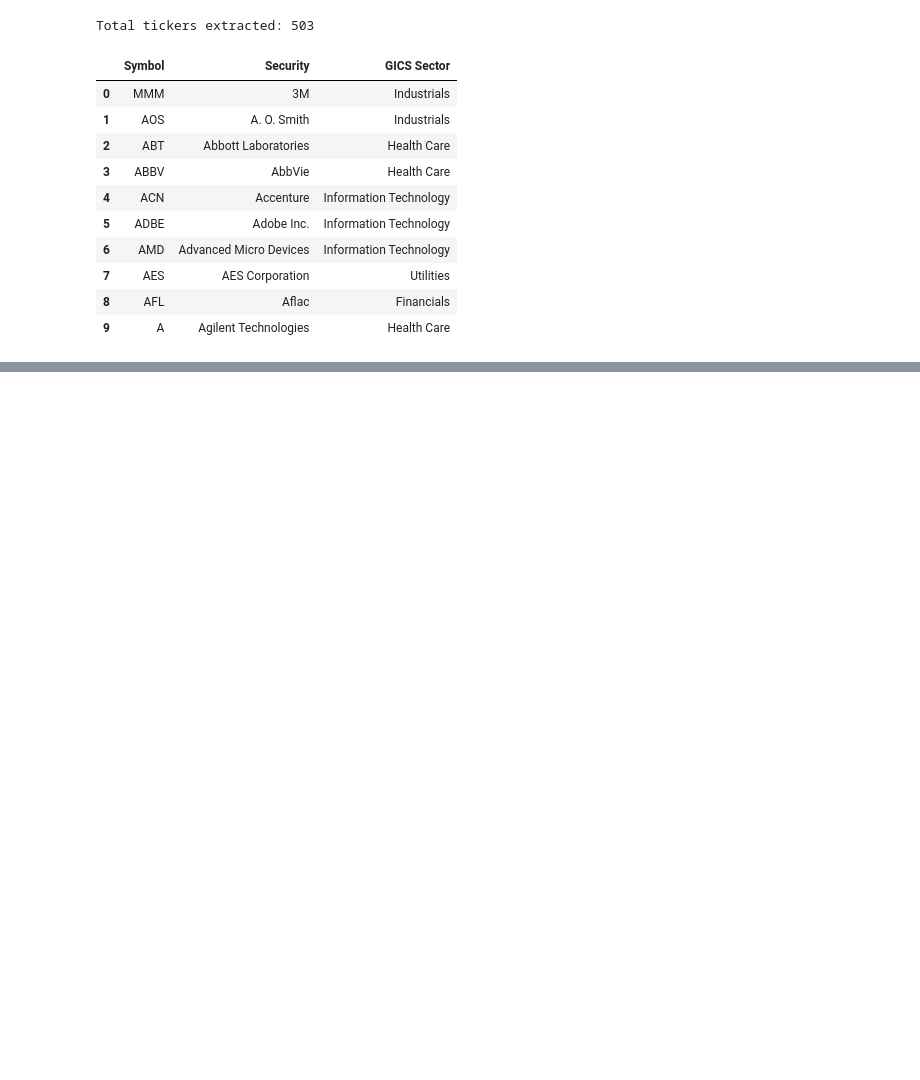
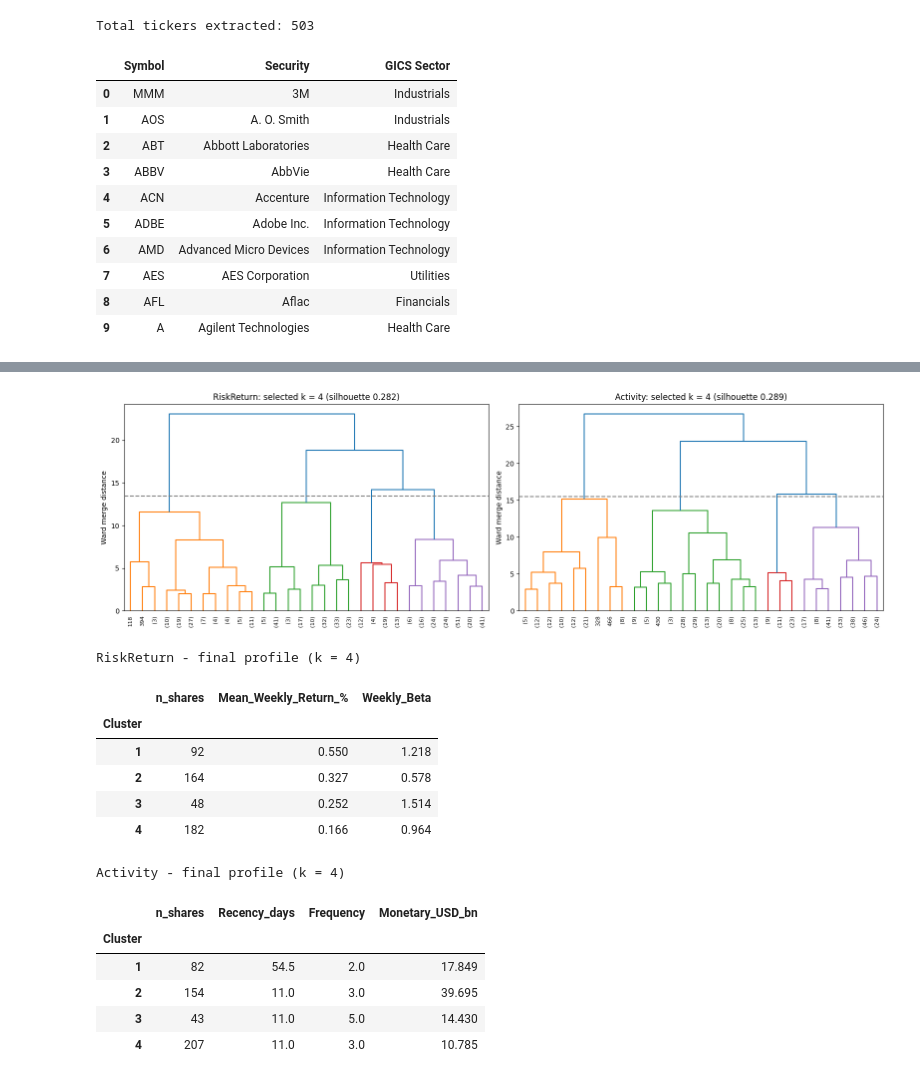
Before and after one commit to EV-2002/-CRM-CM-Coursework, a Jupyter notebook: CRM_Coursework_final.ipynb, the cells around one changed output, grey strips where cells are left out. Drawn from its saved outputs; the diff is of its cells as text; code cells hidden in the pictures; blank space fills up the shorter version.

```diff
--- a/CRM_Coursework_final.ipynb
+++ b/CRM_Coursework_final.ipynb
@@ -152,0 +921,22 @@ files.download('data_snapshot.zip')
+# %%
+# Task 2.2: cluster profiles in ORIGINAL units (medians, robust to skew)
+X_orig = {
+    'RiskReturn': pd.DataFrame({'Mean_Weekly_Return_%': X_rr['Mean_Weekly_Return'] * 100,
+                                'Weekly_Beta': X_rr['Weekly_Beta']}),
+    'Activity':   pd.DataFrame({'Recency_days': X_act['Recency_days'],
+                                'Frequency': X_act['Frequency'],
+                                'Monetary_USD_bn': X_act['Monetary_USD'] / 1e9}),
+}
+
+def ward_profile(name, k):
+    labels = fcluster(link[name], k, criterion='maxclust')
+    p = X_orig[name].groupby(labels).median()
+    p.insert(0, 'n_shares', np.bincount(labels)[1:])
+    p.index.name = 'Cluster'
+    return p.round(3)
+
+CANDIDATES = {'RiskReturn': [3, 4, 5], 'Activity': [3, 4, 5]}   # edit after looking at Cell 15
+for name, ks in CANDIDATES.items():
+    for k in ks:
+        print(f'\n{name} - k = {k}')
+        display(ward_profile(name, k))
@@ -152,0 +986,39 @@ files.download('data_snapshot.zip')
+# %%
+# Task 2.2: final Ward solution - set k AFTER reviewing silhouette, sizes and profiles
+K_WARD = {'RiskReturn': 4, 'Activity': 4}       # <-- change to your selected values
+
+fig, axes = plt.subplots(1, 2, figsize=(16, 5))
+for ax, (name, k) in zip(axes, K_WARD.items()):
+    L = link[name]
+    labels = fcluster(L, k, criterion='maxclust')
+    assignments[f'{name}_Ward'] = labels - 1            # replaces the provisional baseline
+
+    cut = (L[-k, 2] + L[-(k - 1), 2]) / 2               # height that gives exactly k groups
+    dendrogram(L, truncate_mode='lastp', p=30, color_threshold=cut,
+               show_leaf_counts=True, leaf_rotation=90, leaf_font_size=8, ax=ax)
+    ax.axhline(cut, ls='--', c='grey')
+    ax.set_title(f'{name}: selected k = {k} '
+                 f'(silhouette {silhouette_score(matrices[name], labels):.3f})')
+    ax.set_ylabel('Ward merge distance')
+
+plt.tight_layout(); plt.savefig('outputs/figures/dendrograms_ward_selected.png', dpi=150); plt.show()
+assignments.to_csv('outputs/cluster_assignments.csv')
+
+for name, k in K_WARD.items():
+    print(f'\n{name} - final profile (k = {k})'); display(ward_profile(name, k))
+# %% [output]
+[figure, added]
+RiskReturn - final profile (k = 4)
+|  | n_shares | Mean_Weekly_Return_% | Weekly_Beta |
+| Cluster |  |  |  |
+| 1 | 92 | 0.550 | 1.218 |
+| 2 | 164 | 0.327 | 0.578 |
+| 3 | 48 | 0.252 | 1.514 |
+| 4 | 182 | 0.166 | 0.964 |
+Activity - final profile (k = 4)
+|  | n_shares | Recency_days | Frequency | Monetary_USD_bn |
+| Cluster |  |  |  |  |
+| 1 | 82 | 54.5 | 2.0 | 17.849 |
+| 2 | 154 | 11.0 | 3.0 | 39.695 |
+| 3 | 43 | 11.0 | 5.0 | 14.430 |
+| 4 | 207 | 11.0 | 3.0 | 10.785 |
```
Also changed, not shown: parts of 45 cells of this notebook.
